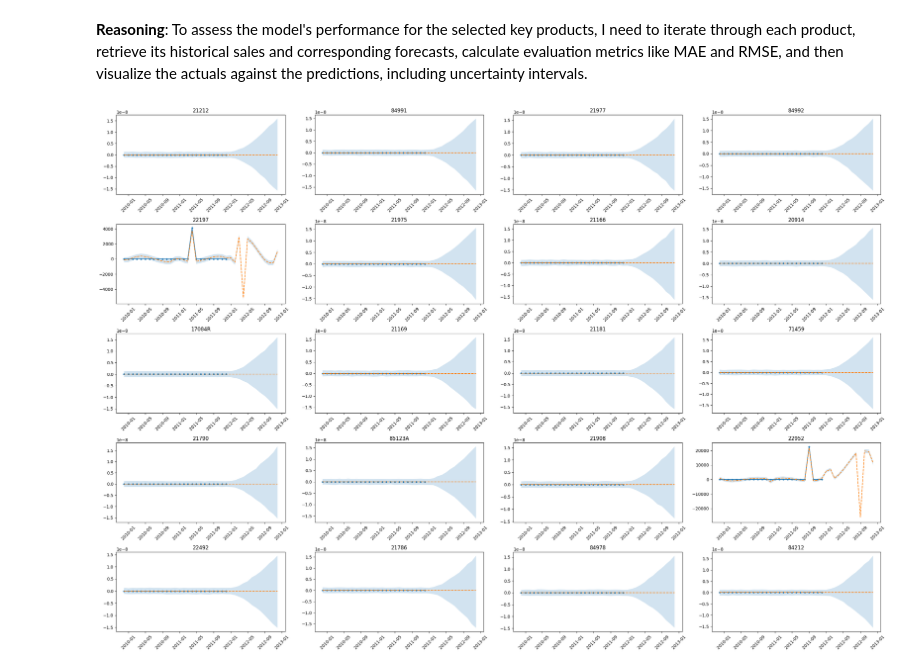
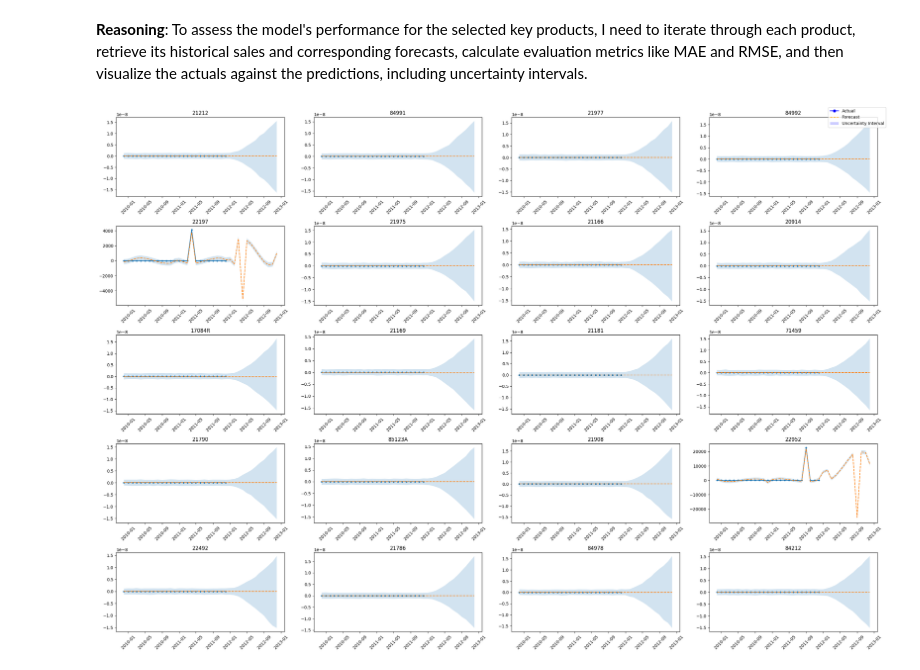
Before and after one commit to Ri-Dearg/ca2-market-retail, a Jupyter notebook: ca2-market-retail.ipynb, the cells around one changed output. Saved outputs shown, nothing was run; the diff lists cells and outputs as text; code cells hidden in the pictures.

```diff
--- a/ca2-market-retail.ipynb
+++ b/ca2-market-retail.ipynb
@@ -907,13 +923,19 @@ unique_stock_codes = clean_data_v2['StockCode'].unique()
 all_product_monthly_sales = []
 
 for stock_code in unique_stock_codes:
-    product_sales = monthly_sales[monthly_sales['StockCode'] == stock_code].set_index('InvoiceDate')
+    product_sales = monthly_sales_quantity[
+        monthly_sales_quantity['StockCode'] == stock_code
+    ].set_index('InvoiceDate')
     product_sales = product_sales.reindex(full_date_range, fill_value=0)
-    product_sales['StockCode'] = stock_code # Re-add StockCode as it might be lost during reindexing
+    product_sales['StockCode'] = (
+        stock_code  # Re-add StockCode as it might be lost during reindexing
+    )
     all_product_monthly_sales.append(product_sales)
 
 monthly_sales_by_product = pd.concat(all_product_monthly_sales).reset_index()
-monthly_sales_by_product = monthly_sales_by_product.rename(columns={'index': 'InvoiceDate'})
+monthly_sales_by_product = monthly_sales_by_product.rename(
+    columns={'index': 'InvoiceDate'}
+)
 monthly_sales_by_product.head()
 # %% [output]
 |  | InvoiceDate | StockCode | Quantity |
@@ -923,7 +945,9 @@ monthly_sales_by_product.head()
 | 3 | 2010-03-01 | 35751C | 0 |
 | 4 | 2010-04-01 | 35751C | 0 |
 # %%
-prophet_df = monthly_sales_by_product.rename(columns={'InvoiceDate': 'ds', 'Quantity': 'y'})
+prophet_df = monthly_sales_by_product.rename(
+    columns={'InvoiceDate': 'ds', 'Quantity': 'y'}
+)
 
 all_product_forecasts = []
 
@@ -955,6 +979,6 @@ for stock_code in unique_stock_codes:
 # Concatenate all individual product forecasts into a single DataFrame
 all_product_forecasts_df = pd.concat(all_product_forecasts, ignore_index=True)
 
-print("Forecasts generated for all products.")
+print('Forecasts generated for all products.')
 all_product_forecasts_df.head()
 # %% [output]
@@ -1010,40 +1034,65 @@ To assess the model's performance for the selected key products, I need to itera
 # %%
 n = len(key_products)
 rows, cols = 5, 4
 
 fig, axes = plt.subplots(rows, cols, figsize=(26, 18))
 axes = axes.flatten()
 
 metrics = []
 
 for ax, product_code in zip(axes, key_products):
+    actual_sales = prophet_df[prophet_df['StockCode'] == product_code].copy()
+    product_forecast = all_product_forecasts_df[
+        all_product_forecasts_df['StockCode'] == product_code
+    ].copy()
 
-    actual_sales = prophet_df[prophet_df["StockCode"] == product_code].copy()
-    product_forecast = all_product_forecasts_df[all_product_forecasts_df["StockCode"] == product_code].copy()
-
-    ax.plot(actual_sales["ds"], actual_sales["y"], "o-", label="Actual", markersize=3)
-    ax.plot(product_forecast["ds"], product_forecast["yhat"], "--", label="Forecast")
+    ax.plot(
+        actual_sales['ds'],
+        actual_sales['y'],
+        'o-',
+        label='Actual',
+        markersize=3,
+    )
+    ax.plot(
+        product_forecast['ds'],
+        product_forecast['yhat'],
+        '--',
+        label='Forecast',
+    )
 
     ax.fill_between(
-        product_forecast["ds"],
-        product_forecast["yhat_lower"],
-        product_forecast["yhat_upper"],
-        alpha=0.2
+        product_forecast['ds'],
+        product_forecast['yhat_lower'],
+        product_forecast['yhat_upper'],
+        alpha=0.2,
     )
 
     ax.set_title(str(product_code))
-    ax.tick_params(axis="x", rotation=45)
+    ax.tick_params(axis='x', rotation=45)
 
 # Hide unused plots
-for ax in axes[len(key_products):]:
-    ax.axis("off")
+for ax in axes[len(key_products) :]:
+    ax.axis('off')
+
+legend_elements = [
+    Line2D([0], [0], color='blue', marker='o', linestyle='-', label='Actual'),
+    Line2D([0], [0], color='orange', linestyle='--', label='Forecast'),
+    Patch(facecolor='blue', alpha=0.2, label='Uncertainty Interval'),
+]
+
+fig.legend(
+    handles=legend_elements,
+    loc='upper right',  # you can change this
+)
 
 plt.tight_layout()
 plt.show()
 
 # Print evaluation metrics (sorted best → worst)
 if metrics:
-    metrics_df = pd.DataFrame(metrics, columns=["StockCode", "MAE", "RMSE"]).sort_values("MAE")
+    metrics_df = pd.DataFrame(
+        metrics, columns=['StockCode', 'MAE', 'RMSE']
+    ).sort_values('MAE')
     display(metrics_df)
 # %% [output]
-[figure, old version]
+[figure, new version]
```
Also changed, not shown: parts of 16 cells of this notebook.
